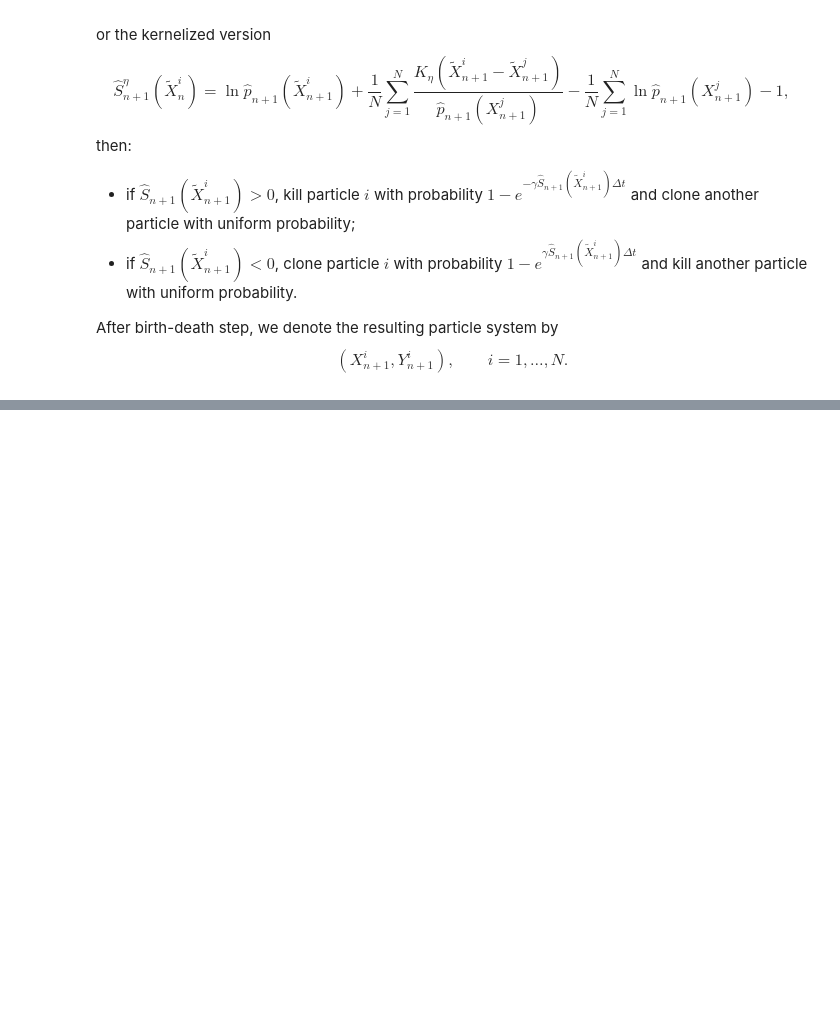
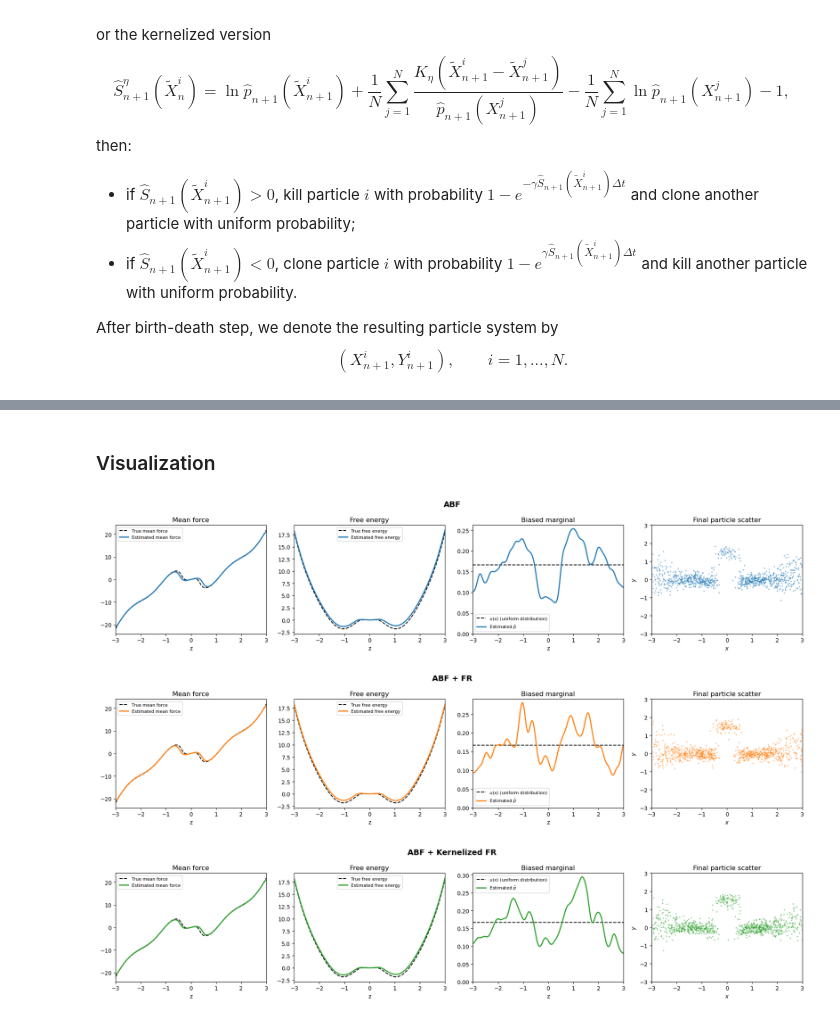
Before and after one commit to zheyuanlai/WFR-ABF, a Jupyter notebook: WFRABF.ipynb, the cells around one changed output, grey strips where cells are left out. Cells and saved outputs as stored; diff of their text form; code cells hidden in the pictures; blank space fills up the shorter version.

```diff
--- a/WFRABF.ipynb
+++ b/WFRABF.ipynb
@@ -121,0 +678,50 @@ $$(X_{n+1}^i, Y_{n+1}^i), \qquad i = 1, \ldots, N.$$
+# %% [markdown]
+### Visualization
+# %%
+methods = [
+    ("ABF",            diag_abf,    "C0"),
+    ("ABF + FR",     diag_simple, "C1"),
+    ("ABF + Kernelized FR", diag_kernel, "C2"),
+]
+
+for label, d, col in methods:
+    fig, axes = plt.subplots(1, 4, figsize=(18, 4))
+    fig.suptitle(label, fontsize=14, fontweight='bold')
+
+    # ── 1. Mean force ──────────────────────────────────────────────────────
+    ax = axes[0]
+    ax.plot(z_grid, Fprime_ref, 'k--', lw=1.5, label="True mean force")
+    ax.plot(z_grid, d['Ahat_prime'][-1], color=col, lw=2, label="Estimated mean force")
+
+    ax.set_xlabel("z"); ax.set_title("Mean force")
+    ax.legend(fontsize=8); ax.set_xlim(ZMIN, ZMAX)
+
+    # ── 2. Free energy ─────────────────────────────────────────────────────
+    ax = axes[1]
+    ax.plot(z_grid, F_ref, 'k--', lw=1.5, label="True free energy")
+    ax.plot(z_grid, d['Ahat'][-1], color=col, lw=2, label="Estimated free energy")
+    ax.set_xlabel("z"); ax.set_title("Free energy")
+    ax.legend(fontsize=8); ax.set_xlim(ZMIN, ZMAX)
+
+    # ── 3. Biased x-marginal vs flat target u = 1/6 ───────────────────────
+    ax = axes[2]
+    ax.plot(z_grid, u_target, 'k--', lw=1.5, label=r"$u(x)$ (uniform distribution)")
+    ax.plot(z_grid, d['p_hat_grid'][-1], color=col, lw=2, label=r"Estimated $\hat p$")
+    ax.set_xlabel("z")
+    ax.set_title(r"Biased marginal")
+    ax.legend(fontsize=8); ax.set_xlim(ZMIN, ZMAX); ax.set_ylim(bottom=0)
+
+    # ── 4. Particle scatter ────────────────────────────────────────────────
+    ax = axes[3]
+    Xs, Ys = d['X_snap'][-1], d['Y_snap'][-1]
+    ax.scatter(Xs, Ys, s=2, alpha=0.4, color=col, rasterized=True)
+    ax.set_xlim(ZMIN, ZMAX); ax.set_ylim(YMIN, YMAX)
+    ax.set_xlabel(r"$x$"); ax.set_ylabel(r"$y$")
+    ax.set_title("Final particle scatter")
+
+    plt.tight_layout()
+    plt.show()
+# %% [output]
+[figure, added]
+[figure, added]
+[figure, added]
```
Also changed, not shown: parts of 26 cells of this notebook.
